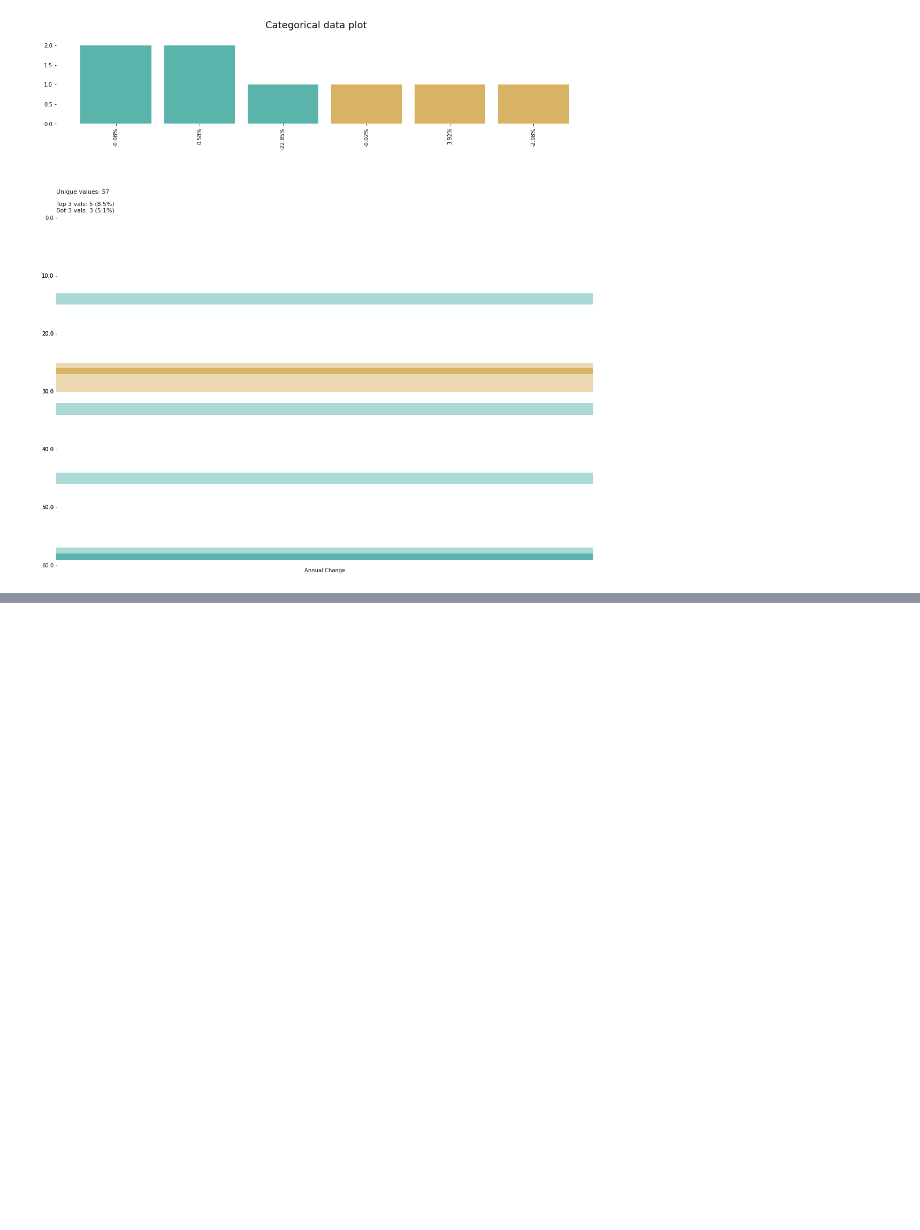
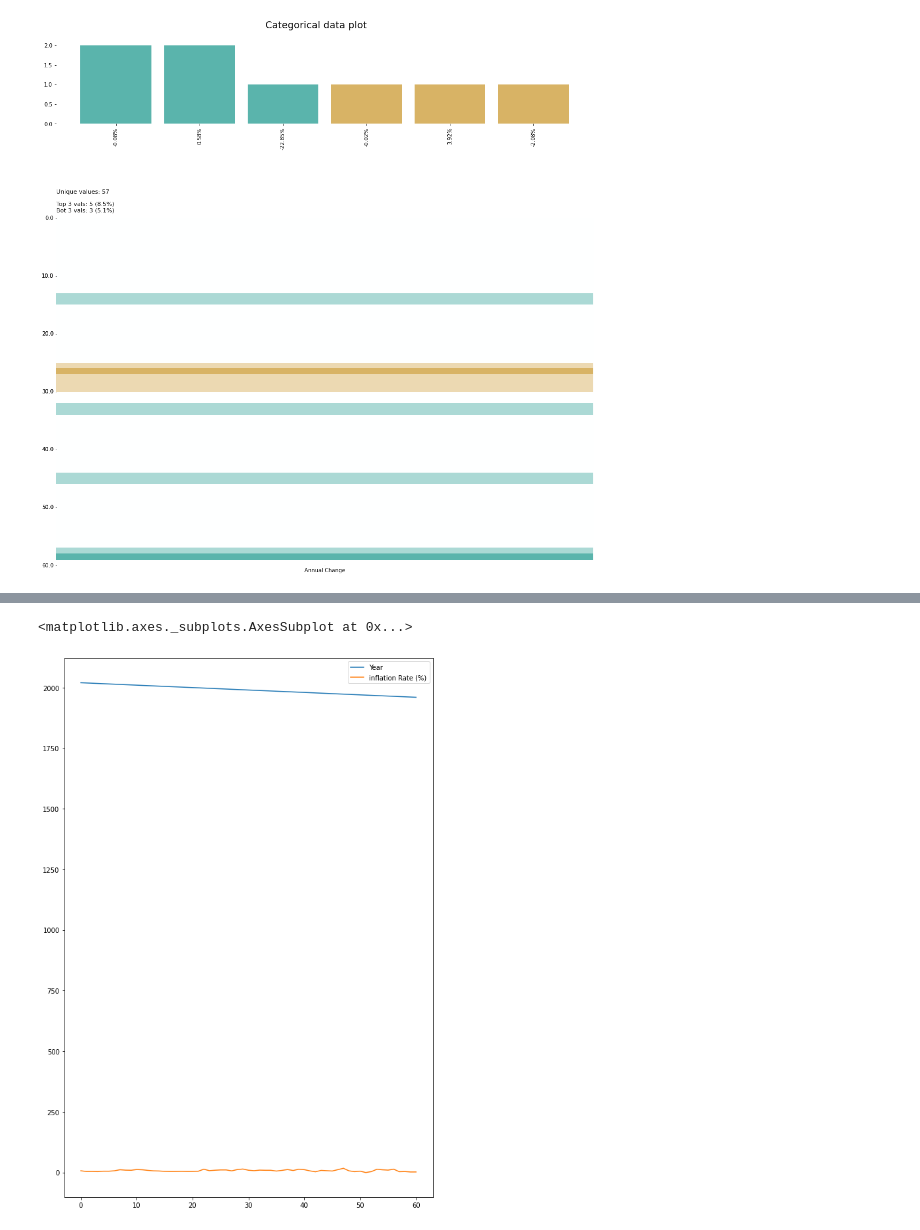
Before and after one commit to ch-aitali/assignments, a Jupyter notebook: P104_inflation_rate.ipynb, the cells around one changed output, grey strips where cells are left out. Drawn from its saved outputs; the diff is of its cells as text; code cells hidden in the pictures; blank space fills up the shorter version.

```diff
--- a/P104_inflation_rate.ipynb
+++ b/P104_inflation_rate.ipynb
@@ -147,0 +154,5 @@ GridSpec(6, 1)
+# %%
+rate.plot(figsize = (10,15))
+# %% [output]
+<matplotlib.axes._subplots.AxesSubplot at 0x...>
+[figure, added]
```
Also changed, not shown: parts of 1 cell of this notebook.
